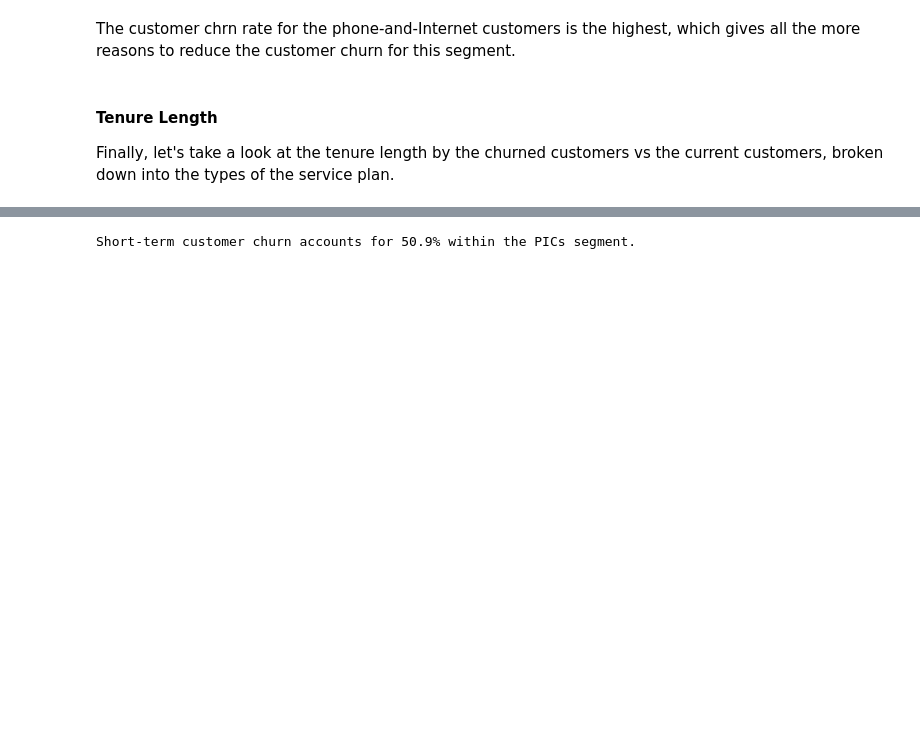
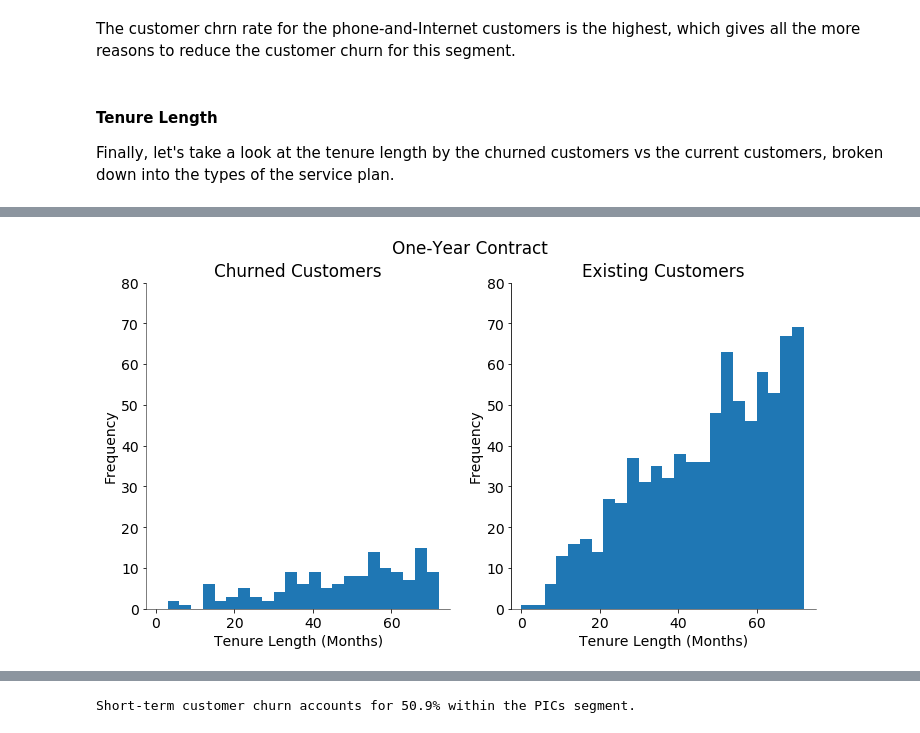
Before and after one commit to keigito/Telco_EDA, a Jupyter notebook: Telco_Customer_Churn.ipynb, the cells around one changed output, grey strips where cells are left out. Cells and saved outputs as stored; diff of their text form; code cells hidden in the pictures; blank space fills up the shorter version.

Commit message:
refactor: refactored the histograms

```diff
--- a/Telco_Customer_Churn.ipynb
+++ b/Telco_Customer_Churn.ipynb
@@ -381,38 +342,0 @@ plt.savefig("3_3_TenureHistogram_One_Year_Contract.png")
-# %%
-# Tenure histogram for PICs with two year contract
-
-# Create graphs
-plt.rcParams.update({'figure.figsize': [12, 6]})
-plt.figure()
-
-max_count_val = 500 # y max value for graphs
-
-plt.suptitle("Two Year Contract")
-plt.subplot(1, 2, 1)
-plt.hist(data=df[(df["InternetService"] != "No") & (df["PhoneService"] == "Yes") & (df["Churn"] == "Yes") & (df["Contract"] == "Two year")], x="tenure", bins=bins)
-plt.title("Churned Customers")
-plt.xlabel("Tenure Length (Months)")
-plt.ylabel("Frequency")
-plt.xlim(-2.5, max_division_val)
-plt.ylim(0, max_count_val)
-
-cur_axes = plt.gca()
-cur_axes.spines['top'].set_visible(False)
-cur_axes.spines['right'].set_visible(False)
-cur_axes.spines['bottom'].set_linewidth(0.5)
-cur_axes.spines['left'].set_linewidth(0.5)
-
-plt.subplot(1, 2, 2)
-plt.hist(data=df[(df["InternetService"] != "No") & (df["PhoneService"] == "Yes") & (df["Churn"] == "No") & (df["Contract"] == "Two year")], x="tenure", bins=bins)
-plt.title("Existing Customers")
-plt.xlabel("Tenure Length (Months)")
-plt.ylabel("Frequency")
-plt.xlim(-2.5, max_division_val)
-plt.ylim(0, max_count_val)
-
-cur_axes = plt.gca()
-cur_axes.spines['top'].set_visible(False)
-cur_axes.spines['right'].set_visible(False)
-cur_axes.spines['bottom'].set_linewidth(0.5)
-
-plt.savefig("3_4_TenureHistogram_Two_Year_Contract.png")
@@ -420,0 +347,4 @@ plt.savefig("3_4_TenureHistogram_Two_Year_Contract.png")
+# %%
+make_histogram("One year", "One-Year Contract", 80, 14, [12, 6])
+# %% [output]
+[figure, added]
```
Also changed, not shown: parts of 5 cells of this notebook.
